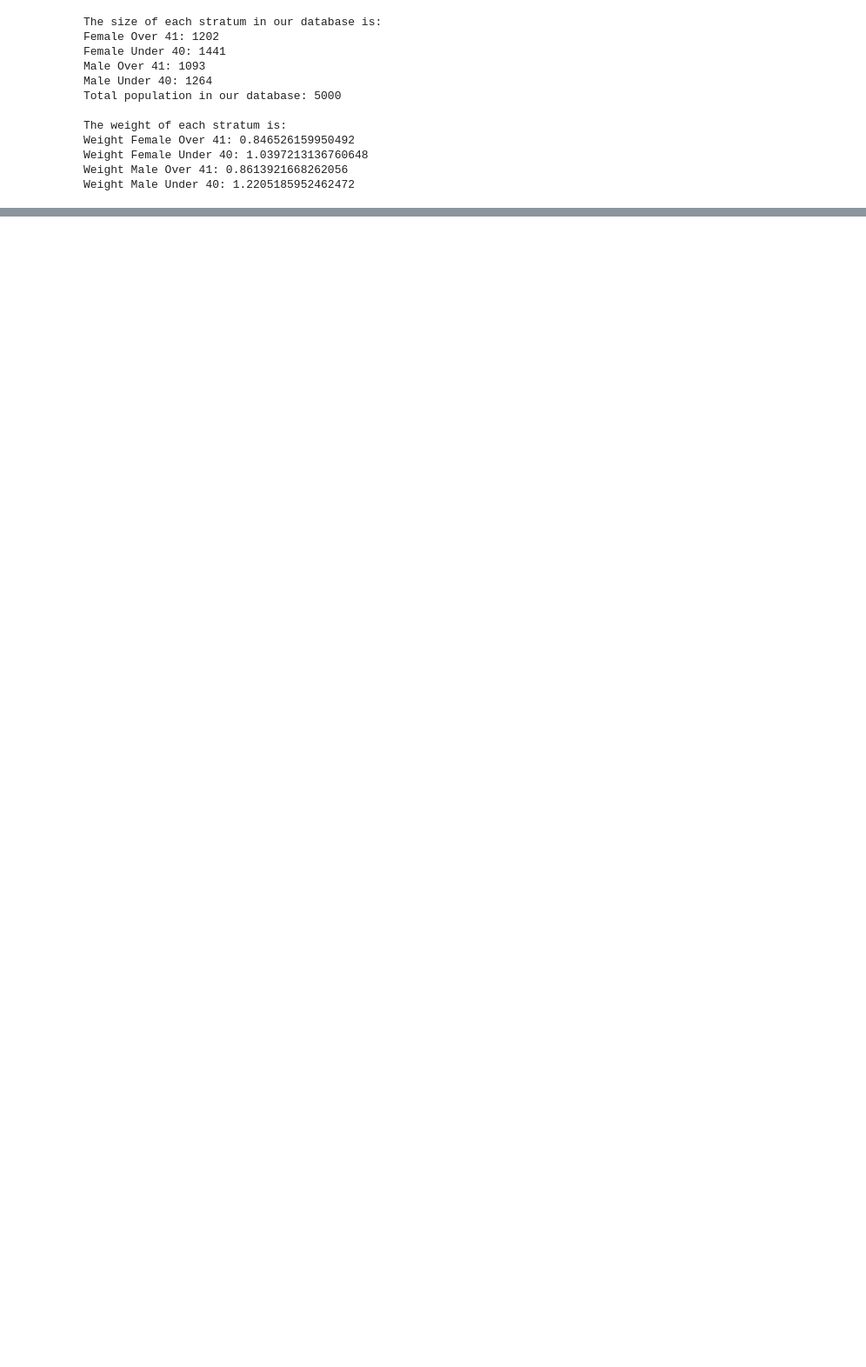
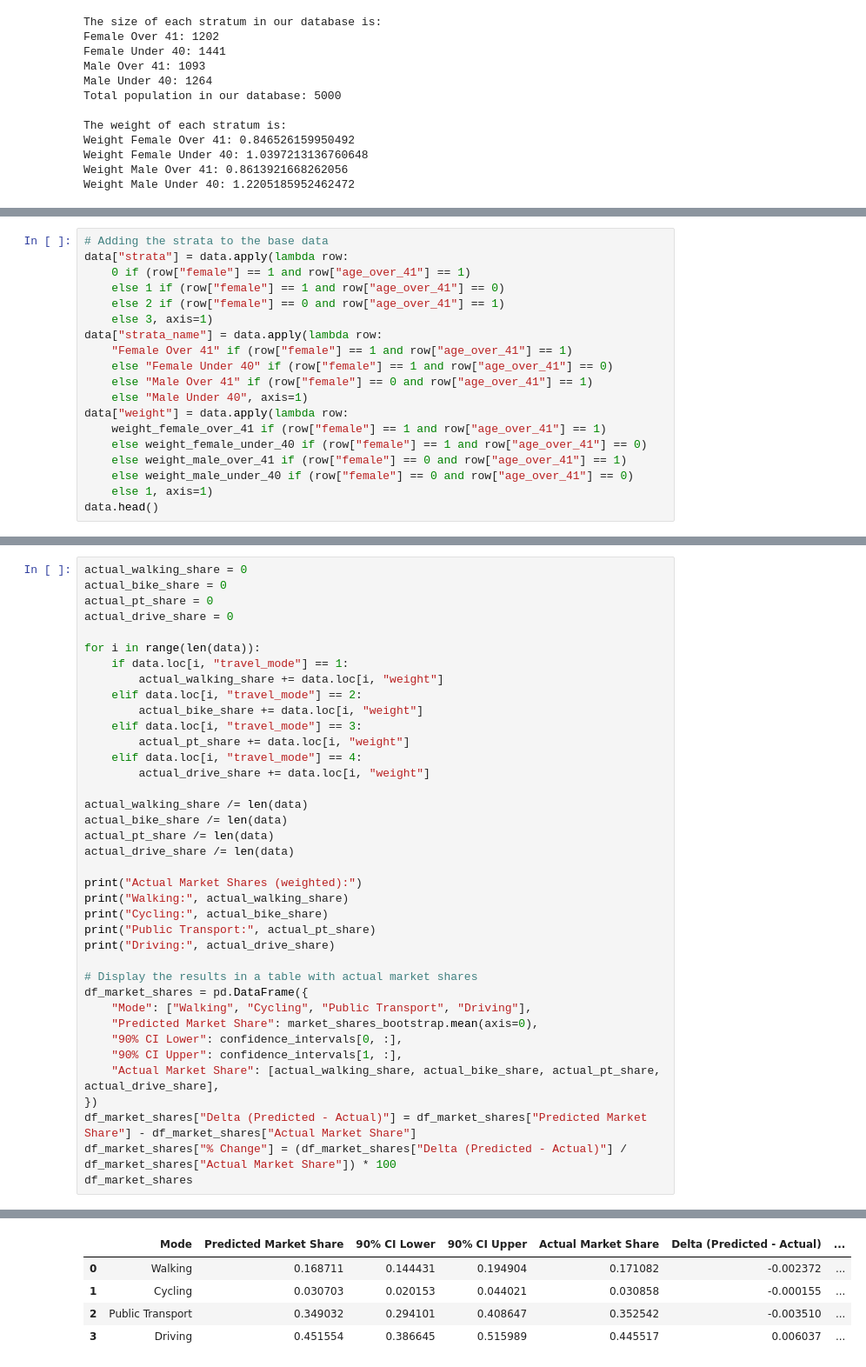
Before and after one commit to timentpe/mcb_groupe_E, a Jupyter notebook: notebook_E.ipynb, the cells around one changed output, grey strips where cells are left out. Shown at 87% size. Cells and saved outputs as stored; diff of their text form; blank space fills up the shorter version.

Commit message:
End of Market Share part (lack commentaries about the results, will be added tomorrow)

```diff
--- a/notebook_E.ipynb
+++ b/notebook_E.ipynb
@@ -785,0 +696,19 @@ df_weight
+# %%
+# Adding the strata to the base data
+data["strata"] = data.apply(lambda row:
+    0 if (row["female"] == 1 and row["age_over_41"] == 1)
+    else 1 if (row["female"] == 1 and row["age_over_41"] == 0)
+    else 2 if (row["female"] == 0 and row["age_over_41"] == 1)
+    else 3, axis=1)
+data["strata_name"] = data.apply(lambda row:
+    "Female Over 41" if (row["female"] == 1 and row["age_over_41"] == 1)
+    else "Female Under 40" if (row["female"] == 1 and row["age_over_41"] == 0)
+    else "Male Over 41" if (row["female"] == 0 and row["age_over_41"] == 1)
+    else "Male Under 40", axis=1)
+data["weight"] = data.apply(lambda row:
+    weight_female_over_41 if (row["female"] == 1 and row["age_over_41"] == 1)
+    else weight_female_under_40 if (row["female"] == 1 and row["age_over_41"] == 0)
+    else weight_male_over_41 if (row["female"] == 0 and row["age_over_41"] == 1)
+    else weight_male_under_40 if (row["female"] == 0 and row["age_over_41"] == 0)
+    else 1, axis=1)
+data.head()
@@ -785,0 +917,39 @@ df_weight
+# %%
+actual_walking_share = 0
+actual_bike_share = 0
+actual_pt_share = 0
+actual_drive_share = 0
+
+for i in range(len(data)):
+    if data.loc[i, "travel_mode"] == 1:
+        actual_walking_share += data.loc[i, "weight"]
+    elif data.loc[i, "travel_mode"] == 2:
+        actual_bike_share += data.loc[i, "weight"]
+    elif data.loc[i, "travel_mode"] == 3:
+        actual_pt_share += data.loc[i, "weight"]
+    elif data.loc[i, "travel_mode"] == 4:
+        actual_drive_share += data.loc[i, "weight"]
+
+actual_walking_share /= len(data)
+actual_bike_share /= len(data)
+actual_pt_share /= len(data)
+actual_drive_share /= len(data)
+
+print("Actual Market Shares (weighted):")
+print("Walking:", actual_walking_share)
+print("Cycling:", actual_bike_share)
+print("Public Transport:", actual_pt_share)
+print("Driving:", actual_drive_share)
+
+# Display the results in a table with actual market shares
+df_market_shares = pd.DataFrame({
+    "Mode": ["Walking", "Cycling", "Public Transport", "Driving"],
+    "Predicted Market Share": market_shares_bootstrap.mean(axis=0),
+    "90% CI Lower": confidence_intervals[0, :],
+    "90% CI Upper": confidence_intervals[1, :],
+    "Actual Market Share": [actual_walking_share, actual_bike_share, actual_pt_share, actual_drive_share],
+})
+df_market_shares["Delta (Predicted - Actual)"] = df_market_shares["Predicted Market Share"] - df_market_shares["Actual Market Share"]
+df_market_shares["% Change"] = (df_market_shares["Delta (Predicted - Actual)"] / df_market_shares["Actual Market Share"]) * 100
+df_market_shares
+# %% [output]
@@ -785,0 +961,5 @@ df_weight
+|  | Mode | Predicted Market Share | 90% CI Lower | 90% CI Upper | Actual Market Share | Delta (Predicted - Actual) | ... |
+| 0 | Walking | 0.168711 | 0.144431 | 0.194904 | 0.171082 | -0.002372 | ... |
+| 1 | Cycling | 0.030703 | 0.020153 | 0.044021 | 0.030858 | -0.000155 | ... |
+| 2 | Public Transport | 0.349032 | 0.294101 | 0.408647 | 0.352542 | -0.003510 | ... |
+| 3 | Driving | 0.451554 | 0.386645 | 0.515989 | 0.445517 | 0.006037 | ... |
```
Also changed, not shown: parts of 15 cells of this notebook.
